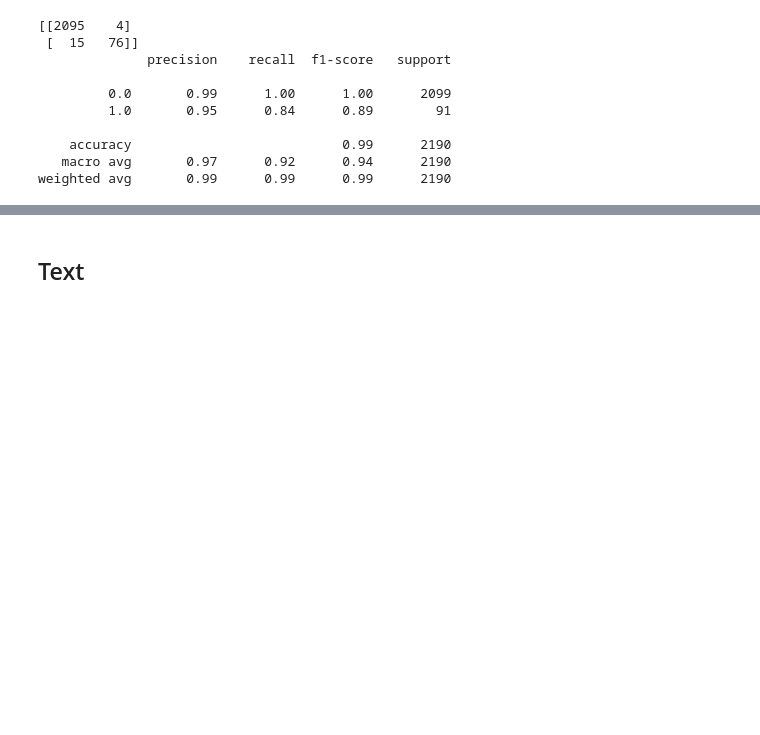
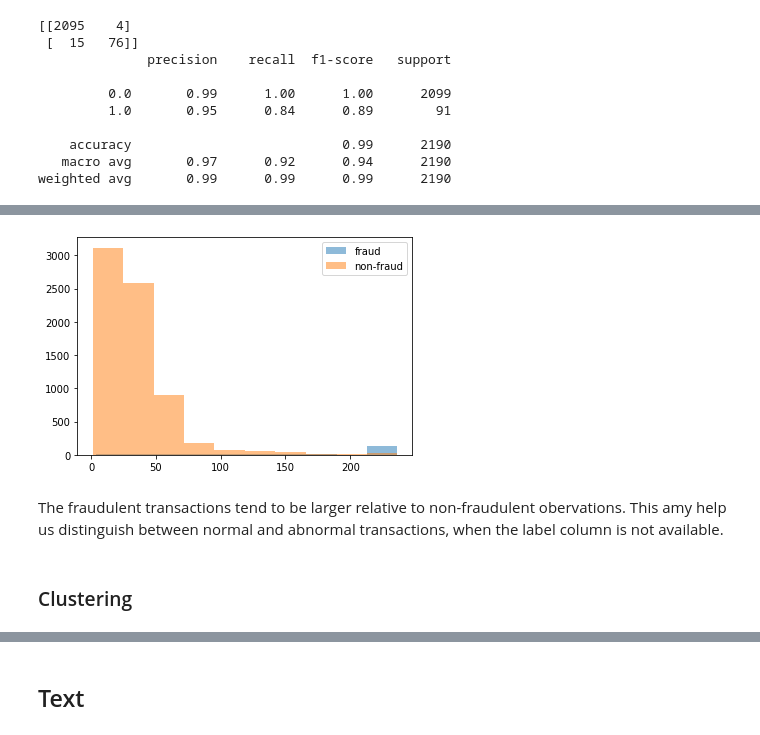
Before and after one commit to kaymal/Machine-Learning-with-Python, a Jupyter notebook: Fraud Detection.ipynb, the cells around one changed output, grey strips where cells are left out. Saved outputs shown, nothing was run; the diff lists cells and outputs as text; code cells hidden in the pictures; blank space fills up the shorter version.

```diff
--- a/Fraud Detection.ipynb
+++ b/Fraud Detection.ipynb
@@ -616,0 +621,2 @@ In this section, we'll flag fraudulent transactions using unsupervised learning.
+# %%
+df = pd.read_csv("datasets/banksim.csv", index_col=0)
@@ -616,0 +684,4 @@ In this section, we'll flag fraudulent transactions using unsupervised learning.
+# %%
+# Drop the rows with unknown age values
+df = df[df.age != 'U']
+df.age.value_counts()
@@ -616,0 +697,3 @@ In this section, we'll flag fraudulent transactions using unsupervised learning.
+# %%
+df = df.apply(pd.to_numeric, errors='ignore')
+# df.age.astype('int64')
@@ -616,0 +767,16 @@ In this section, we'll flag fraudulent transactions using unsupervised learning.
+# %%
+# Create two dataframes with fraud and non-fraud data
+df_fraud = df.loc[df.fraud == 1]
+df_non_fraud = df.loc[df.fraud == 0]
+
+# Plot histograms of the amounts in fraud and non-fraud data
+plt.hist(df_fraud.amount, alpha=0.5, label='fraud')
+plt.hist(df_non_fraud.amount, alpha=0.5, label='non-fraud')
+plt.legend()
+plt.show()
+# %% [output]
+[figure, added]
+# %% [markdown]
+The fraudulent transactions tend to be larger relative to non-fraudulent obervations. This amy help us distinguish between normal and abnormal transactions, when the label column is not available.
+# %% [markdown]
+### Clustering
```
Also changed, not shown: parts of 36 cells of this notebook.
